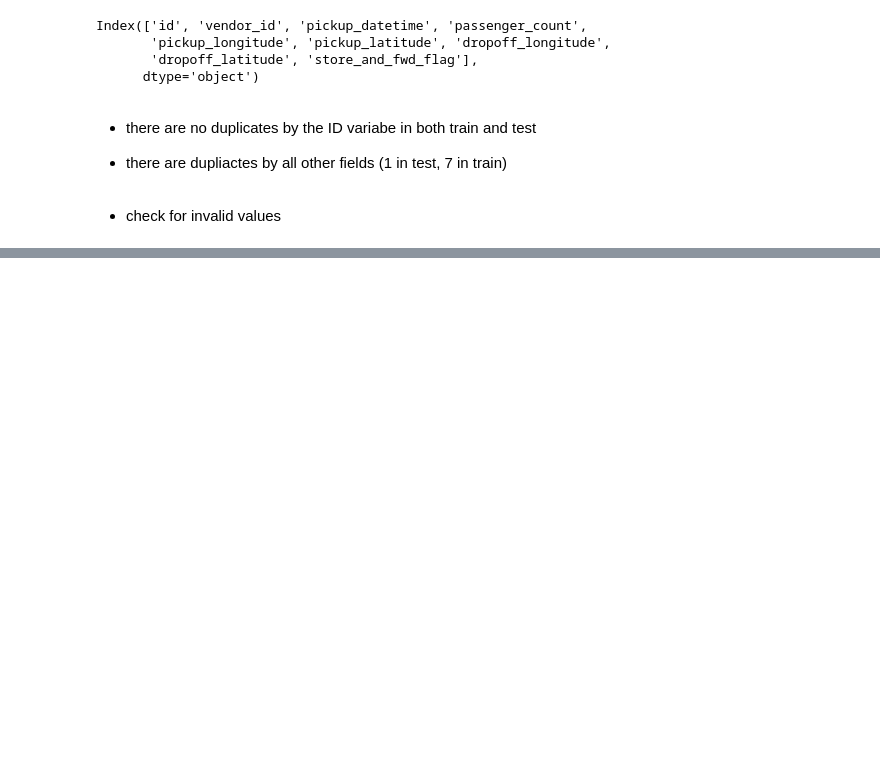
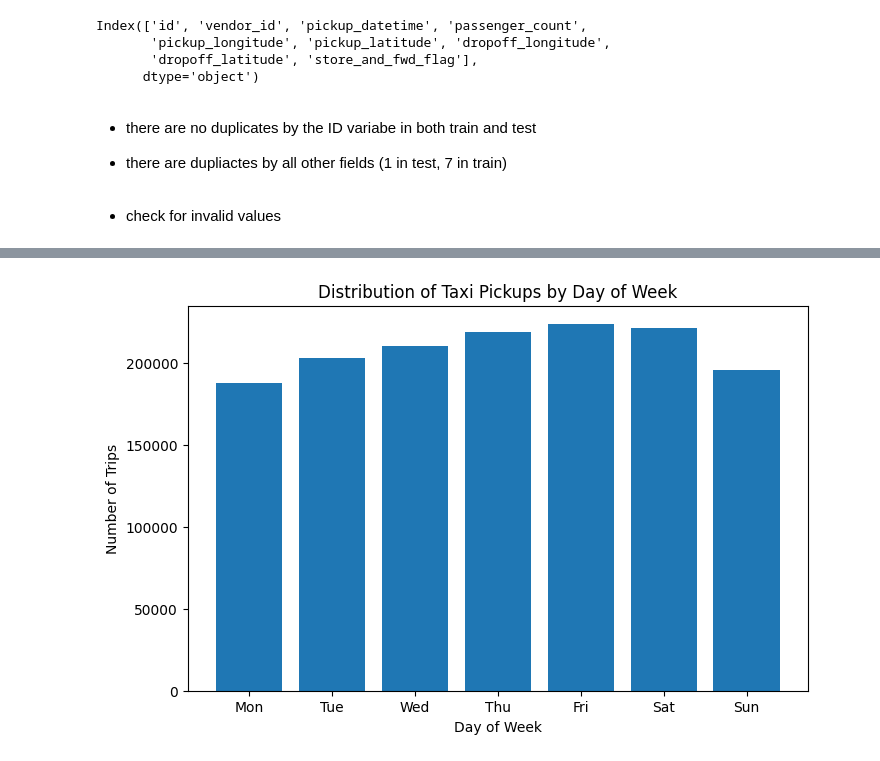
Before and after one commit to claricemottet/kaggle_NYC_taxi_times, a Jupyter notebook: exploratory_notebooks/data_exploration.ipynb, the cells around one changed output, grey strips where cells are left out. Saved outputs shown, nothing was run; the diff lists cells and outputs as text; code cells hidden in the pictures; blank space fills up the shorter version.

```diff
--- a/exploratory_notebooks/data_exploration.ipynb
+++ b/exploratory_notebooks/data_exploration.ipynb
@@ -280,0 +335,21 @@ df_train['passenger_count'].hist(figsize=(12,8))
+# %%
+
+
+df_train["day_of_week"] = df_train["pickup_datetime"].dt.dayofweek
+
+day_counts = df_train["day_of_week"].value_counts().sort_index()
+
+plt.figure(figsize=(8, 5))
+plt.bar(day_counts.index, day_counts.values)
+
+plt.xticks(
+    ticks=range(7),
+    labels=["Mon", "Tue", "Wed", "Thu", "Fri", "Sat", "Sun"]
+)
+
+plt.xlabel("Day of Week")
+plt.ylabel("Number of Trips")
+plt.title("Distribution of Taxi Pickups by Day of Week")
+plt.show()
+# %% [output]
+[figure, added]
```
Also changed, not shown: parts of 19 cells of this notebook, 2 other files.
